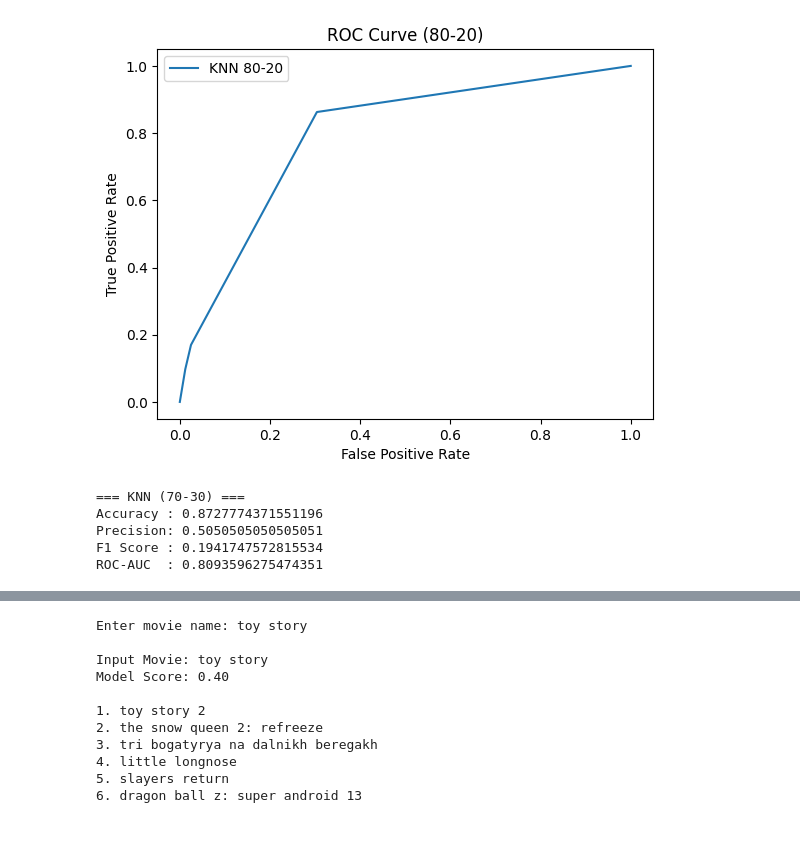
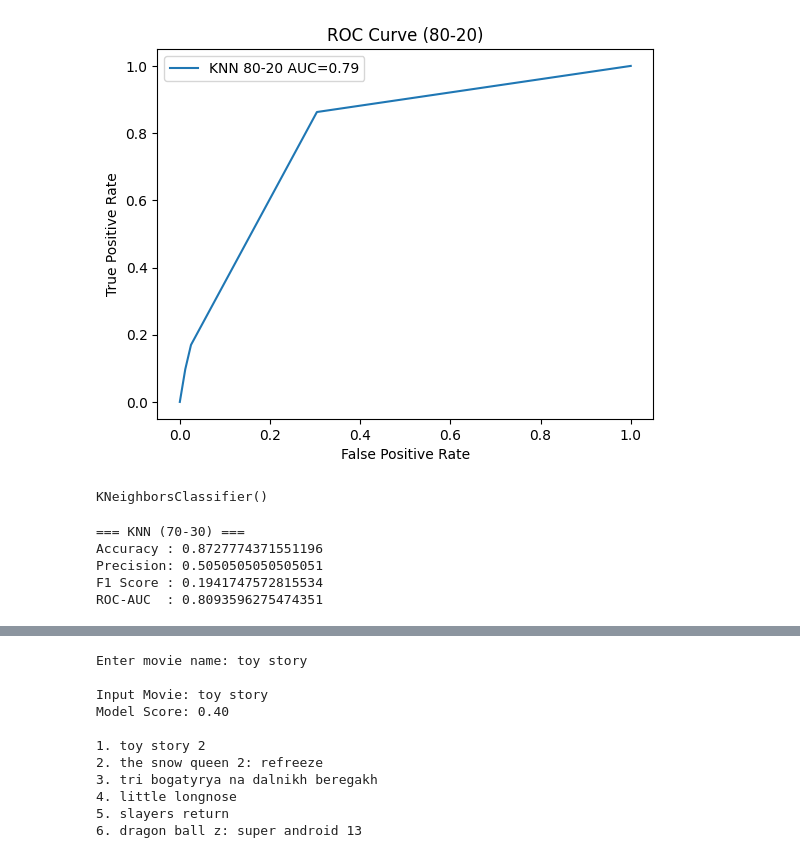
Before and after one commit to MehulShukla-git/Movie_Recommendation_System, a Jupyter notebook: KNN.ipynb, the cells around one changed output, grey strips where cells are left out. Saved outputs shown, nothing was run; the diff lists cells and outputs as text; code cells hidden in the pictures.

```diff
--- a/KNN.ipynb
+++ b/KNN.ipynb
@@ -107,0 +97,16 @@ ROC-AUC  : 0.7946926843000233
+# %%
+y_pred_80 = knn_80.predict(X_test_20)
+
+probs_80 = knn_80.predict_proba(X_test_20)
+y_prob_80 = probs_80[:,1]
+
+print("=== KNN (80-20) ===")
+print("Accuracy :", accuracy_score(y_test_20, y_pred_80))
+print("Precision:", precision_score(y_test_20, y_pred_80, zero_division=0))
+print("F1 Score :", f1_score(y_test_20, y_pred_80, zero_division=0))
+
+if len(np.unique(y_test_20)) > 1:
+    roc_auc_80 = roc_auc_score(y_test_20, y_prob_80)
+    print("ROC-AUC  :", roc_auc_80)
+else:
+    print("ROC-AUC  : Not possible")
@@ -108,34 +134,48 @@ ROC-AUC  : 0.7946926843000233
 # %%
-fpr_80, tpr_80, _ = roc_curve(y_test_20, y_prob_80)
+from sklearn.metrics import roc_curve
 
-plt.figure()
-plt.plot(fpr_80, tpr_80, label="KNN 80-20")
-plt.xlabel("False Positive Rate")
-plt.ylabel("True Positive Rate")
-plt.title("ROC Curve (80-20)")
-plt.legend()
-plt.show()
+if len(np.unique(y_test_20)) > 1:
+    fpr_80, tpr_80, _ = roc_curve(y_test_20, y_prob_80)
+
+    plt.figure()
+    plt.plot(fpr_80, tpr_80, label=f"KNN 80-20 AUC={roc_auc_80:.2f}")
+    plt.xlabel("False Positive Rate")
+    plt.ylabel("True Positive Rate")
+    plt.title("ROC Curve (80-20)")
+    plt.legend()
+    plt.show()
+else:
+    print("ROC not possible")
 # %% [output]
-[figure, old version]
+[figure, new version]
 # %%
 X_train_70, X_test_30, y_train_70, y_test_30 = train_test_split(
     X.toarray(), y, test_size=0.3, random_state=42, stratify=y
 )
 
-knn = KNeighborsClassifier(n_neighbors=5)
-knn.fit(X_train_70, y_train_70)
-
-y_pred_70 = knn.predict(X_test_30)
-y_prob_70 = knn.predict_proba(X_test_30)[:,1]
-
-print("=== KNN (70-30) ===")
-print("Accuracy :", accuracy_score(y_test_30, y_pred_70))
-print("Precision:", precision_score(y_test_30, y_pred_70))
-print("F1 Score :", f1_score(y_test_30, y_pred_70))
-print("ROC-AUC  :", roc_auc_score(y_test_30, y_prob_70))
+knn_70 = KNeighborsClassifier(n_neighbors=5)
+knn_70.fit(X_train_70, y_train_70)
 # %% [output]
-=== KNN (70-30) ===
-Accuracy : 0.8727774371551196
-Precision: 0.5050505050505051
-F1 Score : 0.1941747572815534
-ROC-AUC  : 0.8093596275474351
+KNeighborsClassifier()
+# %%
+y_pred_70 = knn_70.predict(X_test_30)
+
+probs_70 = knn_70.predict_proba(X_test_30)
+y_prob_70 = probs_70[:,1]
+
+print("=== KNN (70-30) ===")
+print("Accuracy :", accuracy_score(y_test_30, y_pred_70))
+print("Precision:", precision_score(y_test_30, y_pred_70, zero_division=0))
+print("F1 Score :", f1_score(y_test_30, y_pred_70, zero_division=0))
+
+if len(np.unique(y_test_30)) > 1:
+    roc_auc_70 = roc_auc_score(y_test_30, y_prob_70)
+    print("ROC-AUC  :", roc_auc_70)
+else:
+    print("ROC-AUC  : Not possible")
+# %% [output]
+=== KNN (70-30) ===
+Accuracy : 0.8727774371551196
+Precision: 0.5050505050505051
+F1 Score : 0.1941747572815534
+ROC-AUC  : 0.8093596275474351
```
Also changed, not shown: parts of 10 cells of this notebook.
